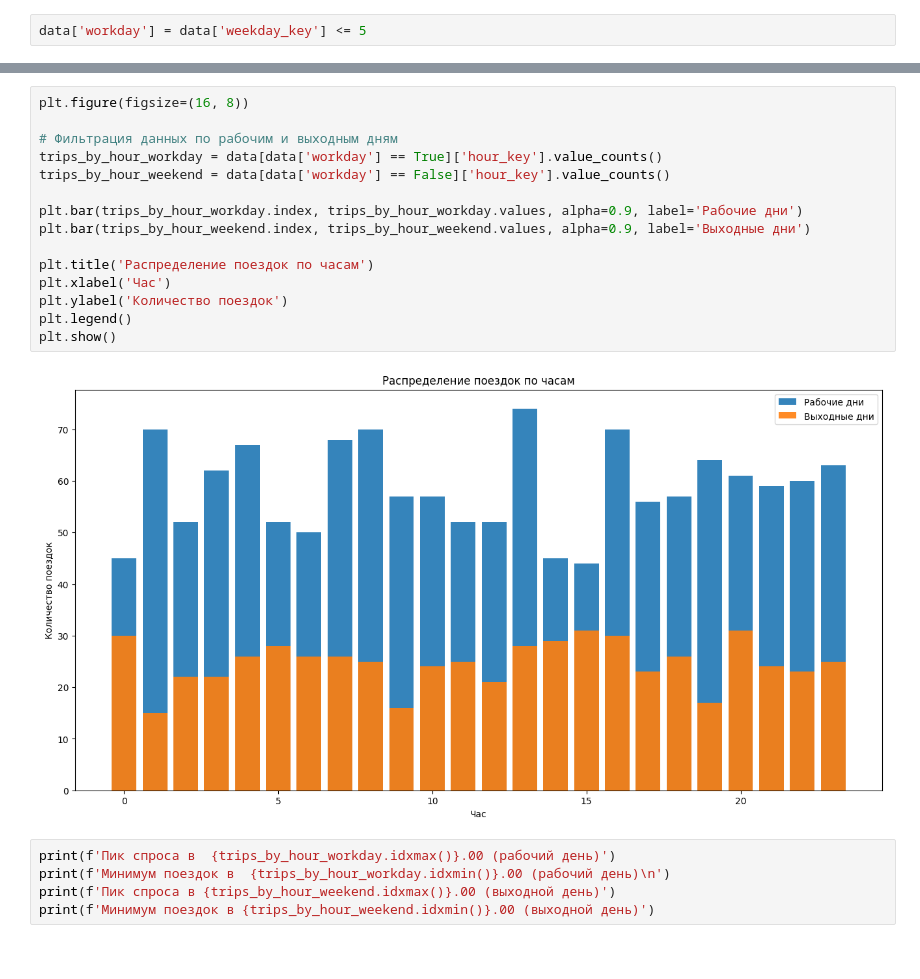
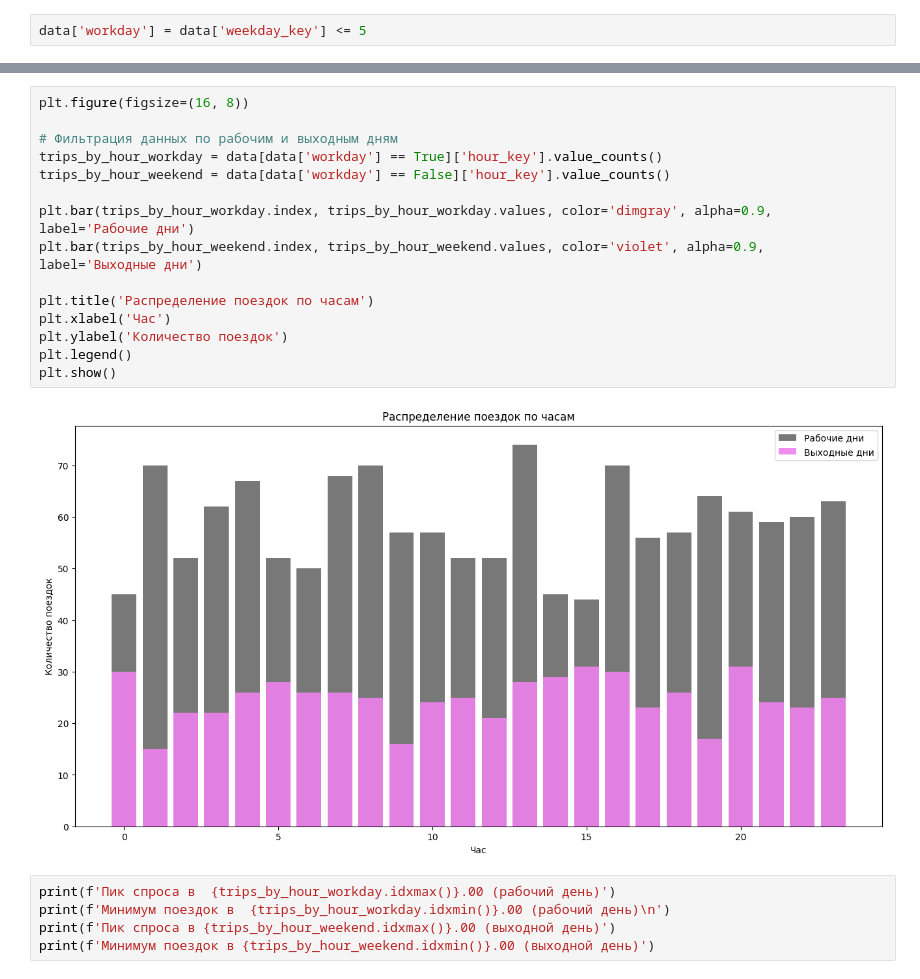
Before and after one commit to IrmA-ErroR/DS_Taxi_strategy, a Jupyter notebook: analysis.ipynb, the cells around one changed output, grey strips where cells are left out. Saved outputs shown, nothing was run; the diff lists cells and outputs as text.

```diff
--- a/analysis.ipynb
+++ b/analysis.ipynb
@@ -151,20 +183,20 @@ Name: count, dtype: int64
 # %%
 plt.figure(figsize=(16, 8))
 
 # Фильтрация данных по рабочим и выходным дням
 trips_by_hour_workday = data[data['workday'] == True]['hour_key'].value_counts()
 trips_by_hour_weekend = data[data['workday'] == False]['hour_key'].value_counts()
 
-plt.bar(trips_by_hour_workday.index, trips_by_hour_workday.values, alpha=0.9, label='Рабочие дни')
-plt.bar(trips_by_hour_weekend.index, trips_by_hour_weekend.values, alpha=0.9, label='Выходные дни')
+plt.bar(trips_by_hour_workday.index, trips_by_hour_workday.values, color='dimgray', alpha=0.9, label='Рабочие дни')
+plt.bar(trips_by_hour_weekend.index, trips_by_hour_weekend.values, color='violet', alpha=0.9, label='Выходные дни')
 
 plt.title('Распределение поездок по часам')
 plt.xlabel('Час')
 plt.ylabel('Количество поездок')
 plt.legend()
 plt.show()
 # %% [output]
-[figure, old version]
+[figure, new version]
 # %%
 print(f'Пик спроса в  {trips_by_hour_workday.idxmax()}.00 (рабочий день)')
 print(f'Минимум поездок в  {trips_by_hour_workday.idxmin()}.00 (рабочий день)\n')
```
Also changed, not shown: parts of 33 cells of this notebook, 1 other file.
